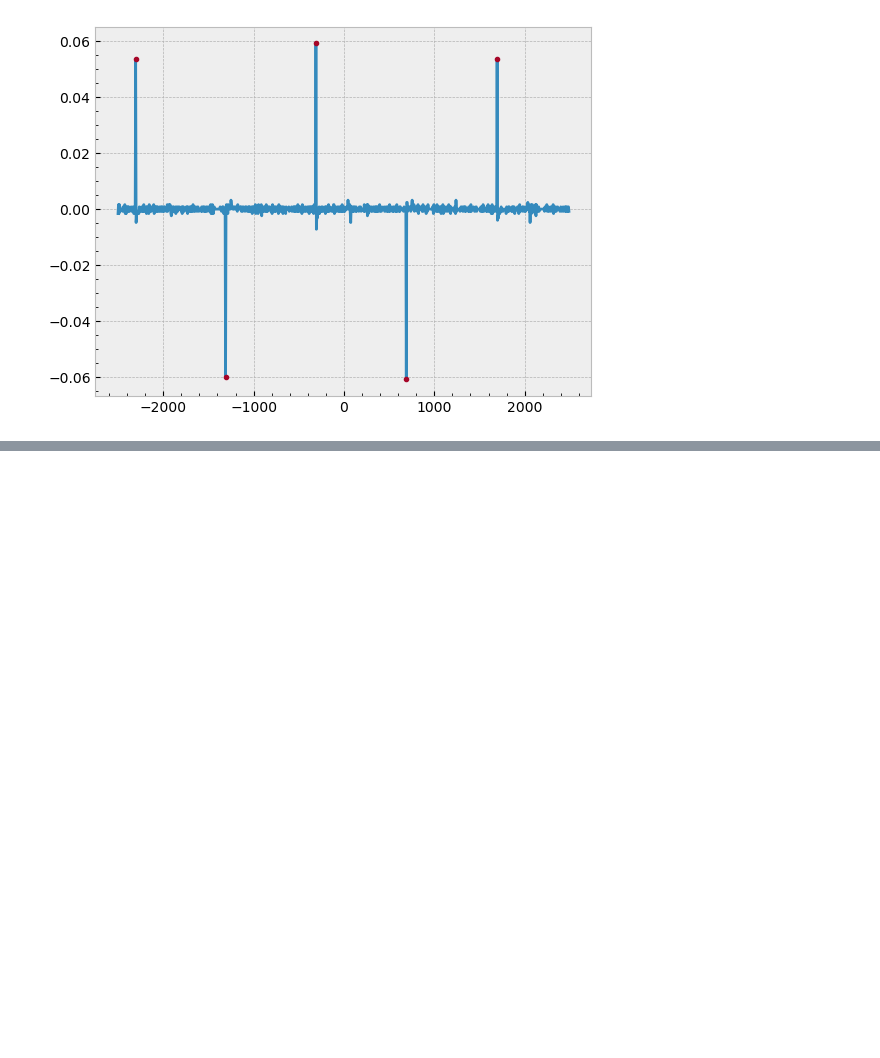
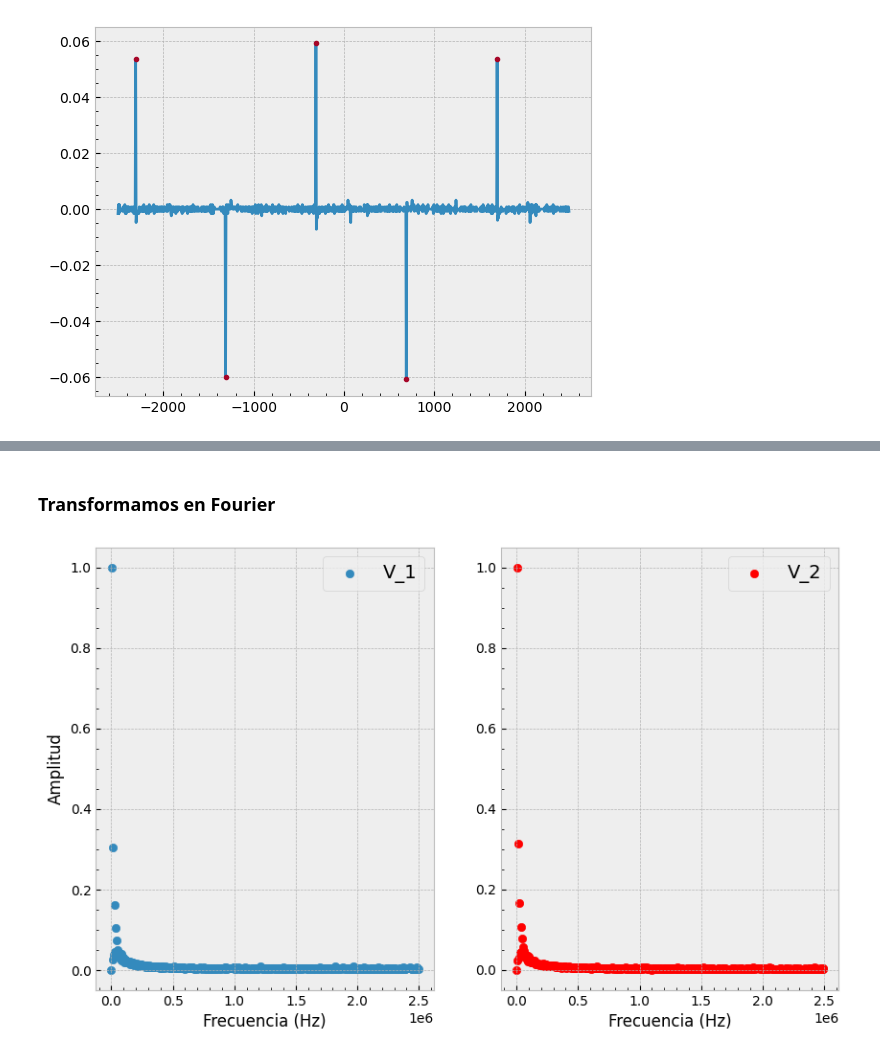
Before and after one commit to DelManuel/Magnetometro-optico, a Jupyter notebook: códigos/analisis_tiempo_de_respuesta.ipynb, the cells around one changed output, grey strips where cells are left out. Drawn from its saved outputs; the diff is of its cells as text; code cells hidden in the pictures; blank space fills up the shorter version.

```diff
--- a/códigos/analisis_tiempo_de_respuesta.ipynb
+++ b/códigos/analisis_tiempo_de_respuesta.ipynb
@@ -119,0 +168,23 @@ plt.show()
+# %% [markdown]
+### Transformamos en Fourier
+# %%
+frec_1, tf_1 = fourier(t_1,no_off_V_1)
+tf_1 = tf_1/max(tf_1)
+
+frec_2, tf_2 = fourier(t_2,no_off_V_2)
+tf_2 = tf_2/max(tf_2)
+
+fig,axs = plt.subplots(ncols = 2, figsize = (10,6))
+
+
+axs[0].scatter(frec_1, tf_1, label='V_1')
+axs[1].scatter(frec_2, tf_2, label='V_2', color = "r")
+
+axs[0].set_xlabel('Frecuencia (Hz)')
+axs[1].set_xlabel('Frecuencia (Hz)')
+axs[0].set_ylabel('Amplitud')
+axs[0].legend(fontsize = 14)
+axs[1].legend(fontsize = 14)
+plt.show()
+# %% [output]
+[figure, added]
```
Also changed, not shown: parts of 14 cells of this notebook, 1 other file.
